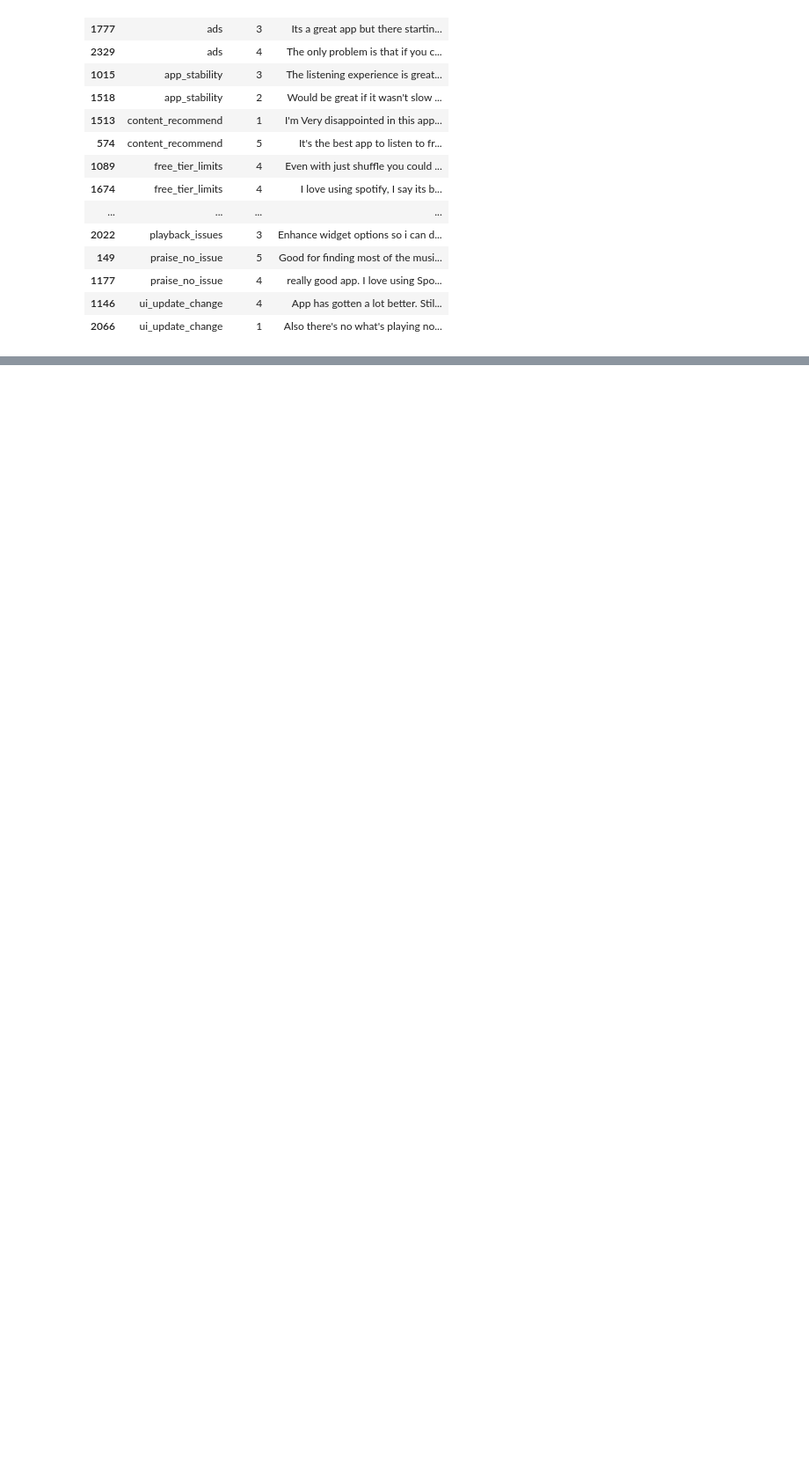
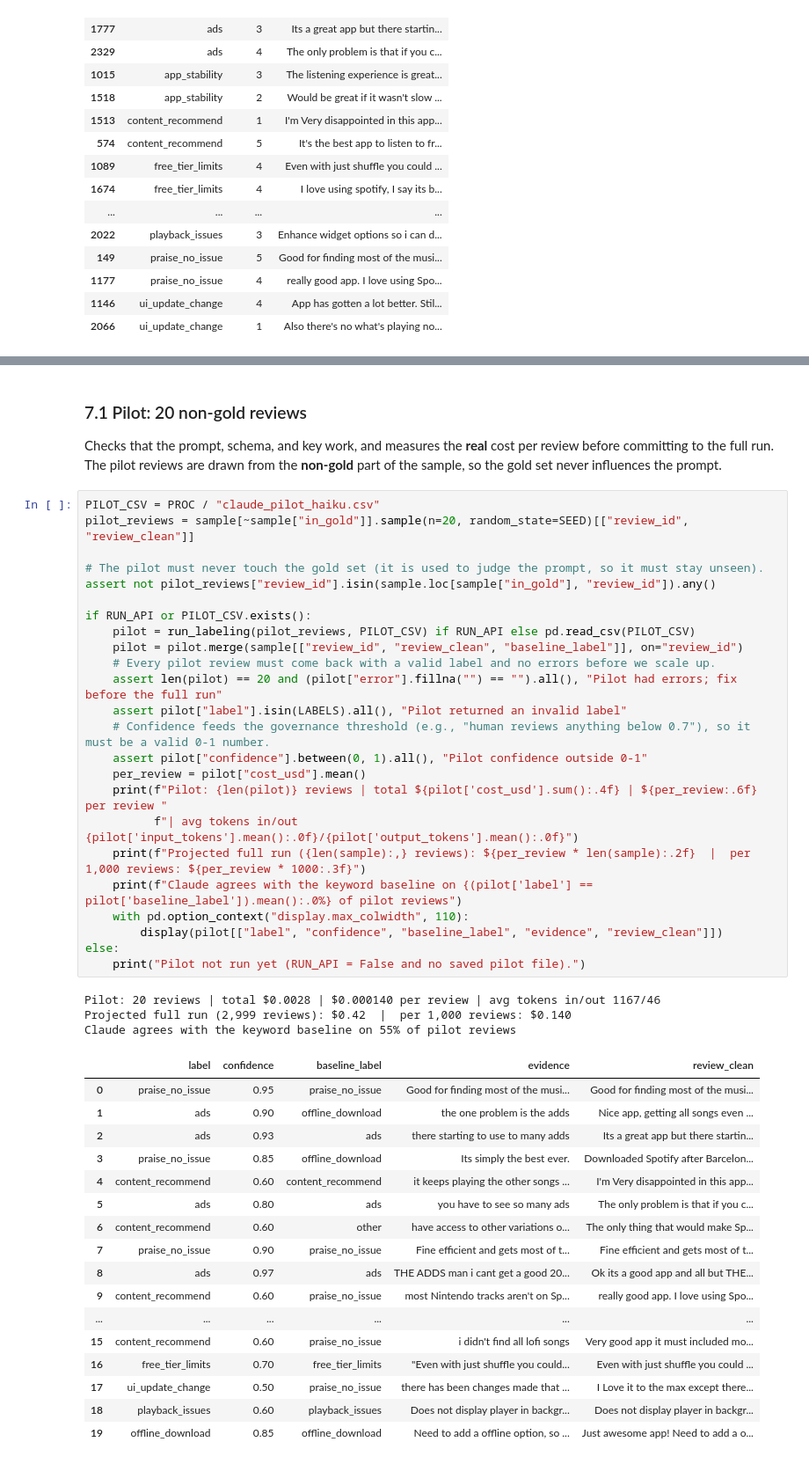
Before and after one commit to morghendy12/spotify_reviews_project, a Jupyter notebook: notebooks/spotify_review_triage.ipynb, the cells around one changed output, grey strips where cells are left out. Shown at 88% size. Drawn from its saved outputs; the diff is of its cells as text; blank space fills up the shorter version.

Commit message:
Morgan gold labels + Step 6: Claude labeling code and 20-review pilot

```diff
--- a/notebooks/spotify_review_triage.ipynb
+++ b/notebooks/spotify_review_triage.ipynb
@@ -685,0 +840,49 @@ with pd.option_context("display.max_colwidth", 140):
+# %% [markdown]
+### 7.1 Pilot: 20 non-gold reviews
+
+Checks that the prompt, schema, and key work, and measures the **real** cost per review before committing to the full run. The pilot reviews are drawn from the **non-gold** part of the sample, so the gold set never influences the prompt.
+# %%
+PILOT_CSV = PROC / "claude_pilot_haiku.csv"
+pilot_reviews = sample[~sample["in_gold"]].sample(n=20, random_state=SEED)[["review_id", "review_clean"]]
+
+# The pilot must never touch the gold set (it is used to judge the prompt, so it must stay unseen).
+assert not pilot_reviews["review_id"].isin(sample.loc[sample["in_gold"], "review_id"]).any()
+
+if RUN_API or PILOT_CSV.exists():
+    pilot = run_labeling(pilot_reviews, PILOT_CSV) if RUN_API else pd.read_csv(PILOT_CSV)
+    pilot = pilot.merge(sample[["review_id", "review_clean", "baseline_label"]], on="review_id")
+    # Every pilot review must come back with a valid label and no errors before we scale up.
+    assert len(pilot) == 20 and (pilot["error"].fillna("") == "").all(), "Pilot had errors; fix before the full run"
+    assert pilot["label"].isin(LABELS).all(), "Pilot returned an invalid label"
+    # Confidence feeds the governance threshold (e.g., "human reviews anything below 0.7"), so it must be a valid 0-1 number.
+    assert pilot["confidence"].between(0, 1).all(), "Pilot confidence outside 0-1"
+    per_review = pilot["cost_usd"].mean()
+    print(f"Pilot: {len(pilot)} reviews | total ${pilot['cost_usd'].sum():.4f} | ${per_review:.6f} per review "
+          f"| avg tokens in/out {pilot['input_tokens'].mean():.0f}/{pilot['output_tokens'].mean():.0f}")
+    print(f"Projected full run ({len(sample):,} reviews): ${per_review * len(sample):.2f}  |  per 1,000 reviews: ${per_review * 1000:.3f}")
+    print(f"Claude agrees with the keyword baseline on {(pilot['label'] == pilot['baseline_label']).mean():.0%} of pilot reviews")
+    with pd.option_context("display.max_colwidth", 110):
+        display(pilot[["label", "confidence", "baseline_label", "evidence", "review_clean"]])
+else:
+    print("Pilot not run yet (RUN_API = False and no saved pilot file).")
+# %% [output]
+Pilot: 20 reviews | total $0.0028 | $0.000140 per review | avg tokens in/out 1167/46
+Projected full run (2,999 reviews): $0.42  |  per 1,000 reviews: $0.140
+Claude agrees with the keyword baseline on 55% of pilot reviews
+|  | label | confidence | baseline_label | evidence | review_clean |
+| 0 | praise_no_issue | 0.95 | praise_no_issue | Good for finding most of the musi... | Good for finding most of the musi... |
+| 1 | ads | 0.90 | offline_download | the one problem is the adds | Nice app, getting all songs even ... |
+| 2 | ads | 0.93 | ads | there starting to use to many adds | Its a great app but there startin... |
+| 3 | praise_no_issue | 0.85 | offline_download | Its simply the best ever. | Downloaded Spotify after Barcelon... |
+| 4 | content_recommend | 0.60 | content_recommend | it keeps playing the other songs ... | I'm Very disappointed in this app... |
+| 5 | ads | 0.80 | ads | you have to see so many ads | The only problem is that if you c... |
+| 6 | content_recommend | 0.60 | other | have access to other variations o... | The only thing that would make Sp... |
+| 7 | praise_no_issue | 0.90 | praise_no_issue | Fine efficient and gets most of t... | Fine efficient and gets most of t... |
+| 8 | ads | 0.97 | ads | THE ADDS man i cant get a good 20... | Ok its a good app and all but THE... |
+| 9 | content_recommend | 0.60 | praise_no_issue | most Nintendo tracks aren't on Sp... | really good app. I love using Spo... |
+| ... | ... | ... | ... | ... | ... |
+| 15 | content_recommend | 0.60 | praise_no_issue | i didn't find all lofi songs | Very good app it must included mo... |
+| 16 | free_tier_limits | 0.70 | free_tier_limits | "Even with just shuffle you could... | Even with just shuffle you could ... |
+| 17 | ui_update_change | 0.50 | praise_no_issue | there has been changes made that ... | I Love it to the max except there... |
+| 18 | playback_issues | 0.60 | playback_issues | Does not display player in backgr... | Does not display player in backgr... |
+| 19 | offline_download | 0.85 | offline_download | Need to add a offline option, so ... | Just awesome app! Need to add a o... |
```
Also changed, not shown: parts of 8 cells of this notebook, 2 other files.
